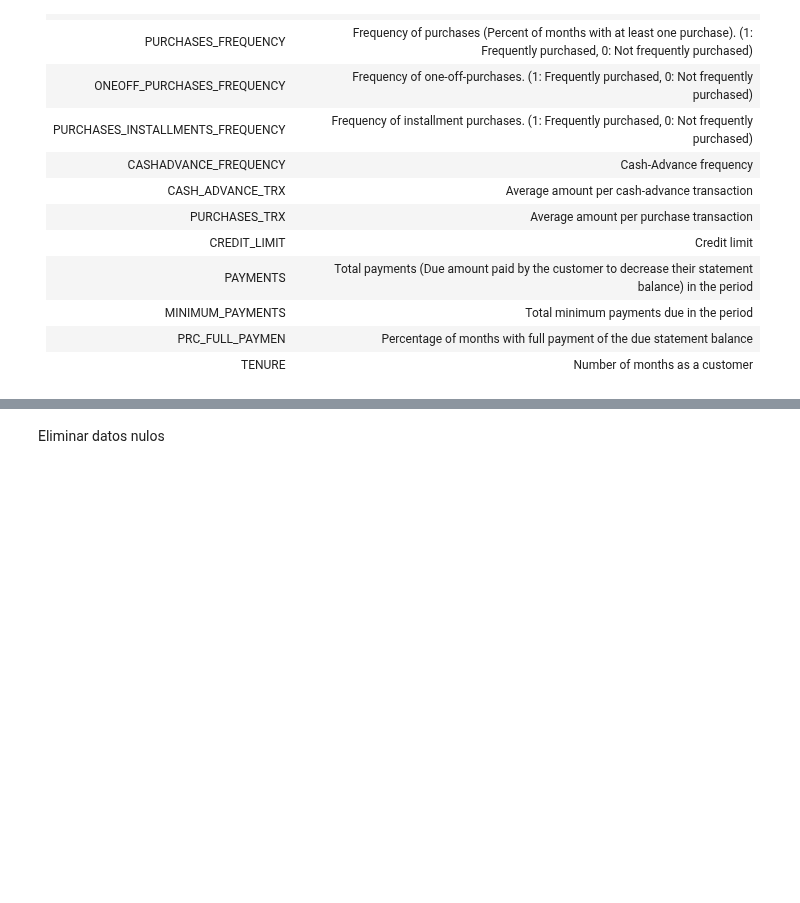
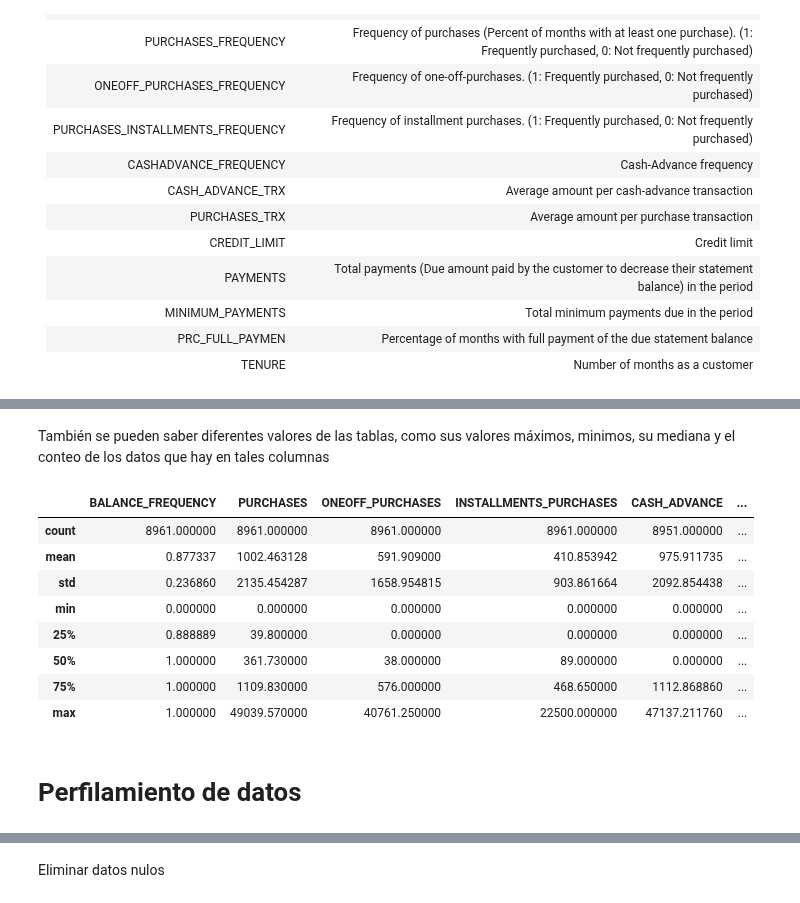
Before and after one commit to Feru34/Trabajos-BI, a Jupyter notebook: LAB1_BI.ipynb, the cells around one changed output, grey strips where cells are left out. Cells and saved outputs as stored; diff of their text form; code cells hidden in the pictures; blank space fills up the shorter version.

Commit message:
Entendimiento de los datos

```diff
--- a/LAB1_BI.ipynb
+++ b/LAB1_BI.ipynb
@@ -54,3 +54,5 @@ AlpesInsight, es una empresa pionera en la intersección de servicios financiero
 ![Captura de pantalla 2024-02-13 201127.png](embedded-picture-1)
 # %%
 import pandas as pd
+# %%
+df = pd.read_csv('/202410_Laboratorio 1 - Agrupación_Customer_Data.csv',sep=',')
@@ -57,3 +83,19 @@ import pandas as pd
+# %% [markdown]
+También se pueden saber diferentes valores de las tablas, como sus valores máximos, minimos, su mediana y el conteo de los datos que hay en tales columnas
+# %%
+df.describe()
+# %% [output]
+|  | BALANCE_FREQUENCY | PURCHASES | ONEOFF_PURCHASES | INSTALLMENTS_PURCHASES | CASH_ADVANCE | ... |
+| count | 8961.000000 | 8961.000000 | 8961.000000 | 8961.000000 | 8951.000000 | ... |
+| mean | 0.877337 | 1002.463128 | 591.909000 | 410.853942 | 975.911735 | ... |
+| std | 0.236860 | 2135.454287 | 1658.954815 | 903.861664 | 2092.854438 | ... |
+| min | 0.000000 | 0.000000 | 0.000000 | 0.000000 | 0.000000 | ... |
+| 25% | 0.888889 | 39.800000 | 0.000000 | 0.000000 | 0.000000 | ... |
+| 50% | 1.000000 | 361.730000 | 38.000000 | 89.000000 | 0.000000 | ... |
+| 75% | 1.000000 | 1109.830000 | 576.000000 | 468.650000 | 1112.868860 | ... |
+| max | 1.000000 | 49039.570000 | 40761.250000 | 22500.000000 | 47137.211760 | ... |
+# %% [markdown]
+# Perfilamiento de datos
 # %%
 import pandas as pd
 # %%
```
Also changed, not shown: parts of 2 cells of this notebook.
